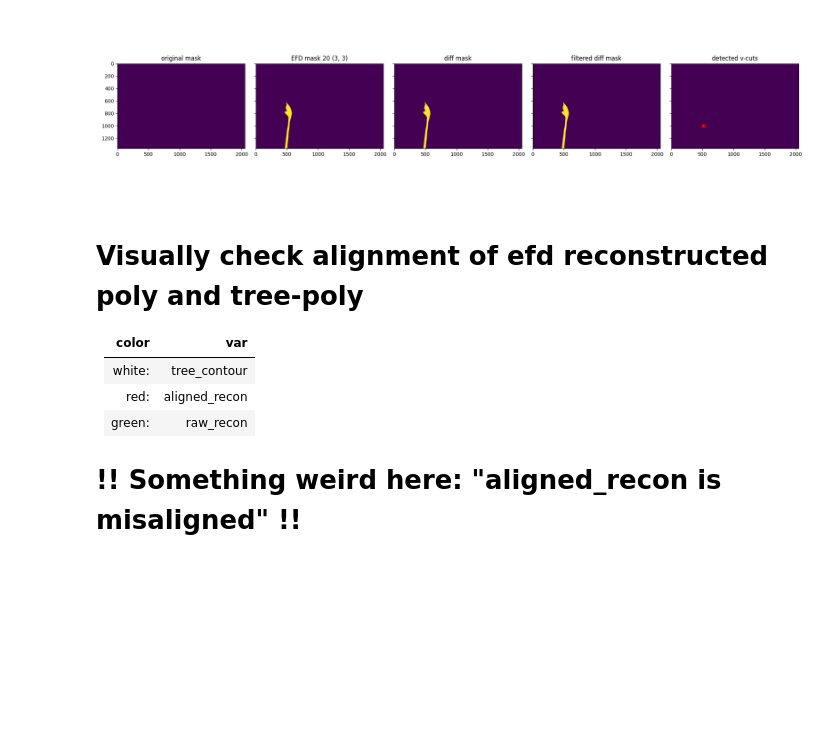
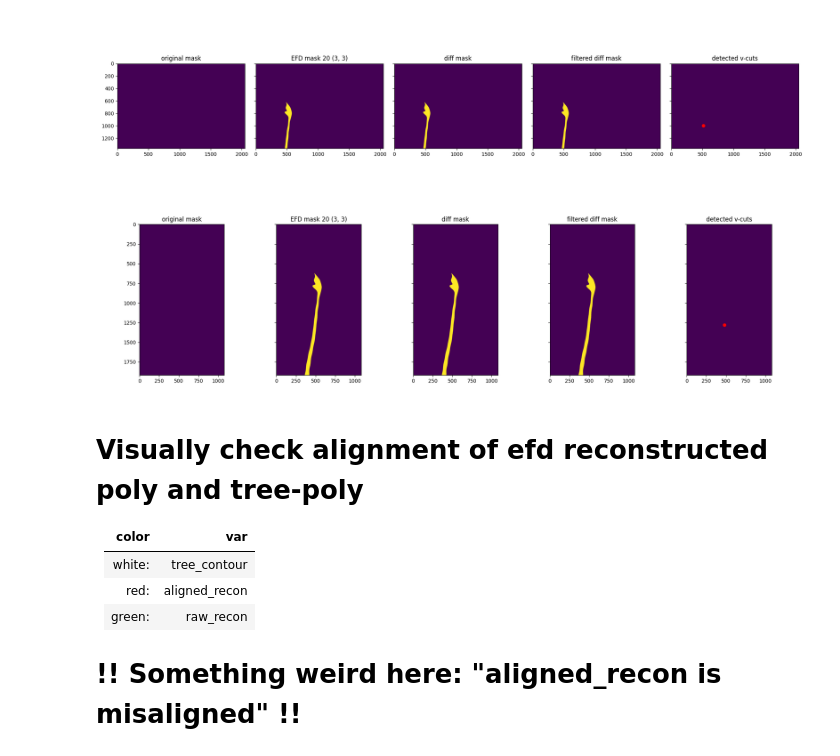
Before and after one commit to aubreymoore/CRB-2026-05-13, a Jupyter notebook: find_damage.ipynb, the cells around one changed output. Saved outputs shown, nothing was run; the diff lists cells and outputs as text; code cells hidden in the pictures; blank space fills up the shorter version.

```diff
--- a/find_damage.ipynb
+++ b/find_damage.ipynb
@@ -309,7 +317,7 @@ Centroid (cx, cy):        (70, 80)
 # 1 Open a test database
 # %%
 db_path = 'new.db'
-image_id = 1
+image_id = 2
 tree_id = 1
 order = 20
 # %%
@@ -466,6 +473,35 @@ my_fig, my_axs = efd.plot_efd_results(results)
 plt.show()
 # %% [output]
 [figure]
+# %%
+# NEW STUFF
+# UPDATE DAMAGE TABLE FOR SPECIFIED IMAGE_ID
+
+conn = sqlite3.connect(db_path)
+conn.enable_load_extension(True)
+conn.load_extension('mod_spatialite')
+cursor = conn.cursor()
+
+sql = 'SELECT image_width, image_height FROM images WHERE image_id = {image_id}'
+cursor.execute(sql.format(image_id=image_id))
+image_width, image_height = cursor.fetchone()
+
+cursor.execute(f'SELECT AsWKT(tree_poly) FROM trees WHERE image_id={image_id}')
+wkts = cursor.fetchall()
+
+sql = 'SELECT AsBinary(tree_poly) FROM trees WHERE tree_id = {tree_id}'
+cursor.execute(sql.format(tree_id=tree_id))
+
+results = efd.efd_find_cuts(
+    original_contour=tree_contour,
+    original_mask=np.zeros((image_width, image_height, 1), dtype=np.uint8),
+    order=order
+    )
+
+my_fig, my_axs = efd.plot_efd_results(results)
+plt.show()
+# %% [output]
+[figure, added]
 # %%
 img = results.original_mask
 cv2.fillPoly(img, results.vcut_contours, 128)
```
Also changed, not shown: parts of 11 cells of this notebook.
